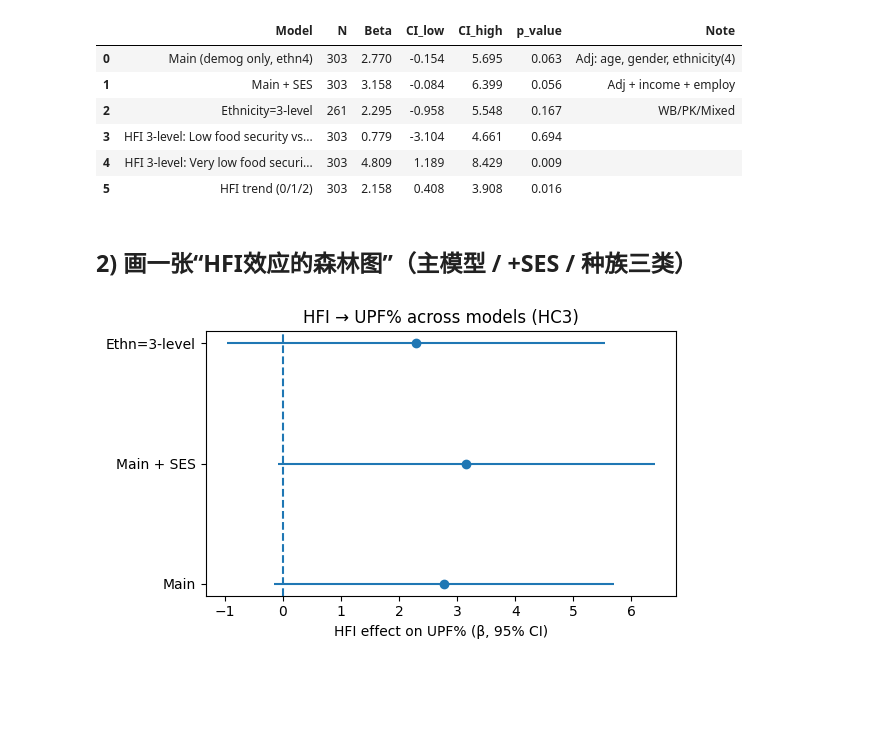
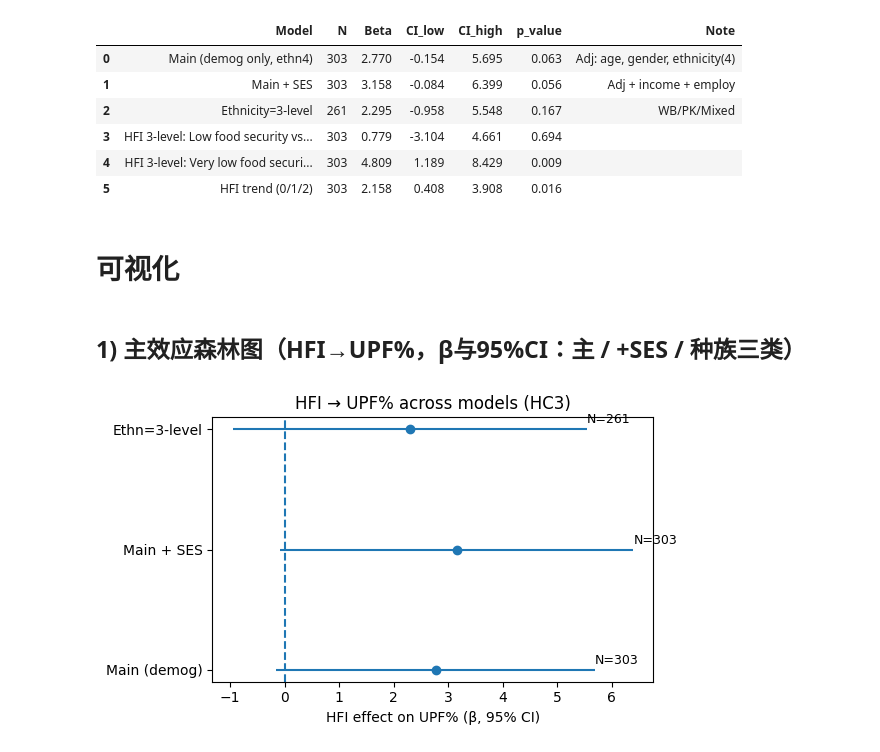
Before and after one commit to NINGTANG1124/UPF-HFI, a Jupyter notebook: notebooks/modeling_chinese.ipynb, the cells around one changed output. Drawn from its saved outputs; the diff is of its cells as text; code cells hidden in the pictures; blank space fills up the shorter version.

```diff
--- a/notebooks/modeling_chinese.ipynb
+++ b/notebooks/modeling_chinese.ipynb
@@ -405,31 +483,35 @@ summary.round(3)
 | 3 | HFI 3-level: Low food security vs... | 303 | 0.779 | -3.104 | 4.661 | 0.694 |  |
 | 4 | HFI 3-level: Very low food securi... | 303 | 4.809 | 1.189 | 8.429 | 0.009 |  |
 | 5 | HFI trend (0/1/2) | 303 | 2.158 | 0.408 | 3.908 | 0.016 |  |
-# %% [markdown]
-## 2) 画一张“HFI效应的森林图”（主模型 / +SES / 种族三类）
+# %% [markdown]
+# 可视化
+# %% [markdown]
+## 1) 主效应森林图（HFI→UPF%，β与95%CI：主 / +SES / 种族三类）
 # %%
-import matplotlib.pyplot as plt
-import numpy as np
+import numpy as np, matplotlib.pyplot as plt
 
+term = "HFI_binary"
 models = [
-    ("Main", res_main.params[term], *res_main.conf_int().loc[term]),
-    ("Main + SES", res_ses.params[term], *res_ses.conf_int().loc[term]),
-    ("Ethn=3-level", res_ethn3.params[term], *res_ethn3.conf_int().loc[term]),
+    ("Main (demog)", res_main.params[term], *res_main.conf_int().loc[term], int(res_main.nobs)),
+    ("Main + SES",   res_ses.params[term],  *res_ses.conf_int().loc[term],  int(res_ses.nobs)),
+    ("Ethn=3-level", res_ethn3.params[term],*res_ethn3.conf_int().loc[term],int(res_ethn3.nobs)),
 ]
 labels = [m[0] for m in models]
-betas = np.array([m[1] for m in models])
-los = np.array([m[2] for m in models])
-his = np.array([m[3] for m in models])
+betas  = np.array([m[1] for m in models])
+los    = np.array([m[2] for m in models])
+his    = np.array([m[3] for m in models])
+Ns     = [m[4] for m in models]
 y = np.arange(len(models))
 
 plt.figure(figsize=(6,3.6))
 plt.hlines(y, los, his)
 plt.plot(betas, y, "o")
 plt.axvline(0, linestyle="--")
+for i, n in enumerate(Ns):
+    plt.text(his[i], y[i]+0.05, f"N={n}", fontsize=9)
 plt.yticks(y, labels)
 plt.xlabel("HFI effect on UPF% (β, 95% CI)")
 plt.title("HFI → UPF% across models (HC3)")
-plt.tight_layout()
-plt.show()
+plt.tight_layout(); plt.show()
 # %% [output]
-[figure, old version]
+[figure, new version]
```
Also changed, not shown: parts of 10 cells of this notebook.
